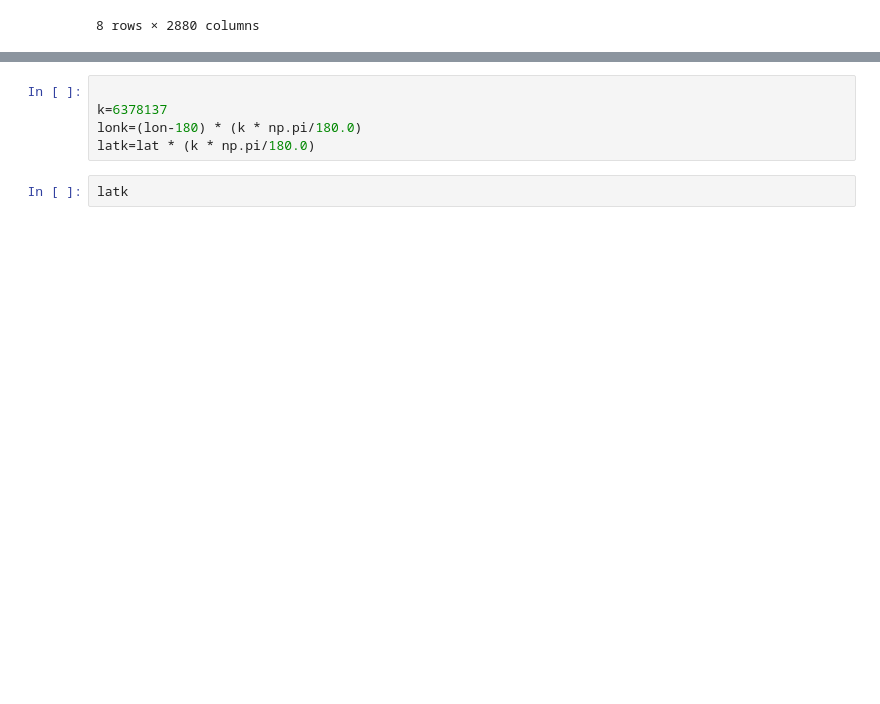
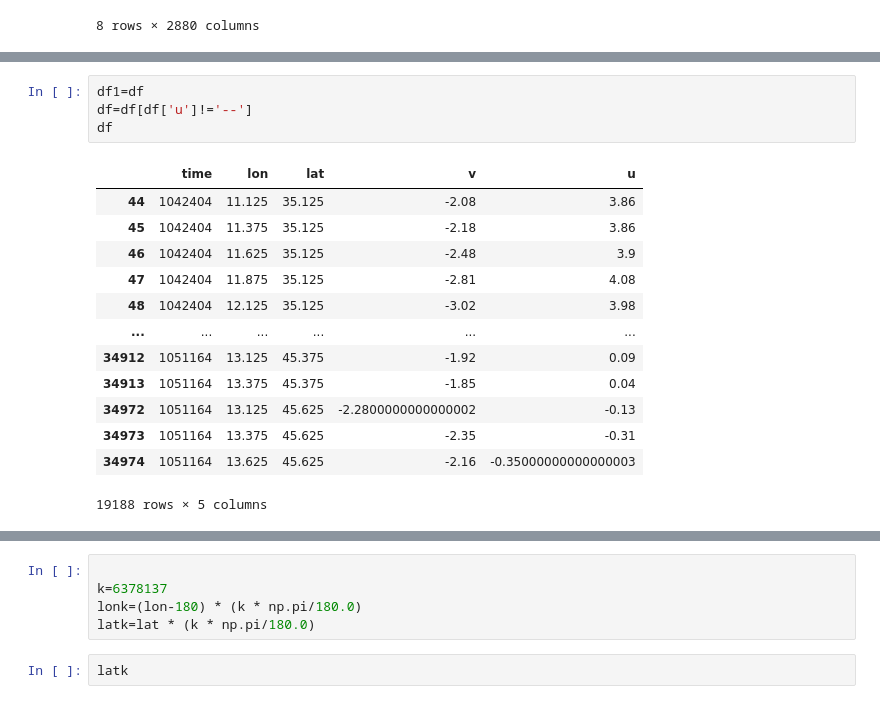
Before and after one commit to GITGT200/METEO_WIND, a Jupyter notebook: u0101.ipynb, the cells around one changed output, grey strips where cells are left out. Saved outputs shown, nothing was run; the diff lists cells and outputs as text; blank space fills up the shorter version.

```diff
--- a/u0101.ipynb
+++ b/u0101.ipynb
@@ -84,0 +102,18 @@ m
+# %%
+df1=df
+df=df[df['u']!='--']
+df
+# %% [output]
+|  | time | lon | lat | v | u |
+| 44 | 1042404 | 11.125 | 35.125 | -2.08 | 3.86 |
+| 45 | 1042404 | 11.375 | 35.125 | -2.18 | 3.86 |
+| 46 | 1042404 | 11.625 | 35.125 | -2.48 | 3.9 |
+| 47 | 1042404 | 11.875 | 35.125 | -2.81 | 4.08 |
+| 48 | 1042404 | 12.125 | 35.125 | -3.02 | 3.98 |
+| ... | ... | ... | ... | ... | ... |
+| 34912 | 1051164 | 13.125 | 45.375 | -1.92 | 0.09 |
+| 34913 | 1051164 | 13.375 | 45.375 | -1.85 | 0.04 |
+| 34972 | 1051164 | 13.125 | 45.625 | -2.2800000000000002 | -0.13 |
+| 34973 | 1051164 | 13.375 | 45.625 | -2.35 | -0.31 |
+| 34974 | 1051164 | 13.625 | 45.625 | -2.16 | -0.35000000000000003 |
+19188 rows × 5 columns
```
Also changed, not shown: parts of 4 cells of this notebook.
